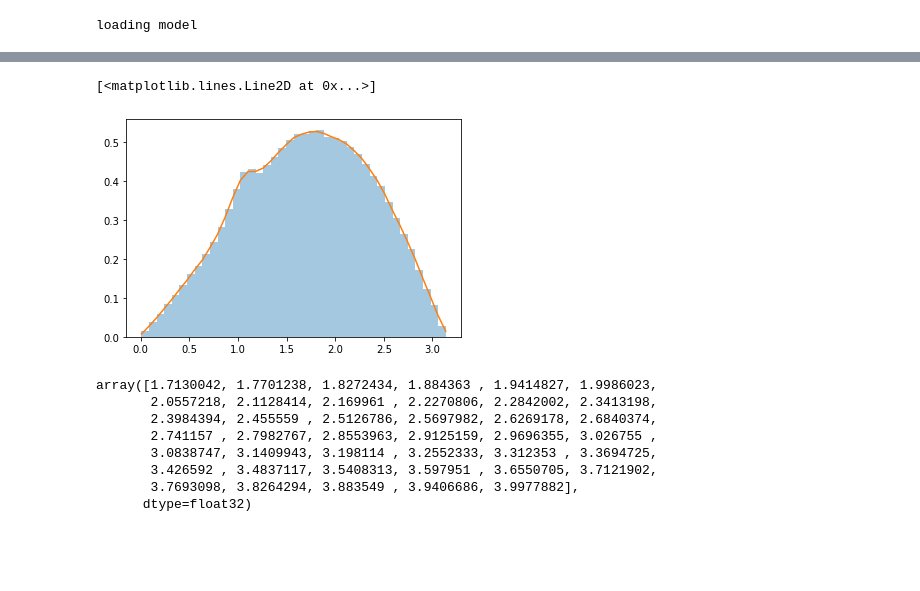
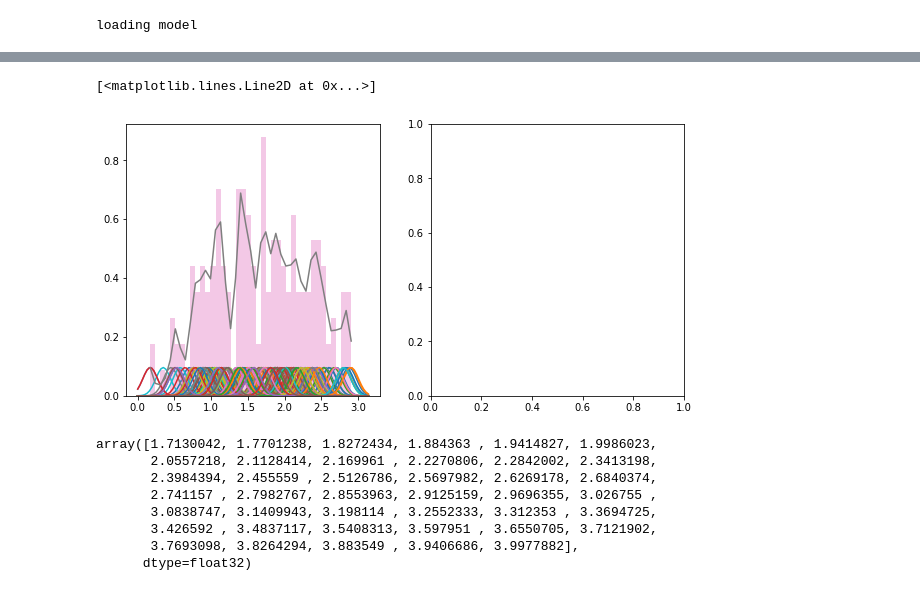
Before and after one commit to astrockragh/IceCube, a Jupyter notebook: KDE.ipynb, the cells around one changed output, grey strips where cells are left out. Saved outputs shown, nothing was run; the diff lists cells and outputs as text; code cells hidden in the pictures; blank space fills up the shorter version.

```diff
--- a/KDE.ipynb
+++ b/KDE.ipynb
@@ -301,14 +301,19 @@ from sklearn.neighbors import KernelDensity
 # %%
+fig,ax=plt.subplots(ncols=2, figsize=(10,5))
 k=1
-# Xr=np.array(reco[:,1]).reshape(-1,1)
-kde=KernelDensity(kernel='gaussian', bandwidth=0.05).fit(X)
-vals, bins, _=plt.hist(X, bins=40, density=1, alpha=0.4)
+Xr=X[::1000]
+xs=np.linspace(0,np.pi,100)
+kde=KernelDensity(kernel='gaussian', bandwidth=0.05).fit(Xr)
+Xs=Xr[::]
+for x in Xs:
+    ax[0].plot(xs, norm(x,0.1).pdf(xs)/len(Xs)*4)
+vals, bins, _=ax[0].hist(Xr, bins=40, density=1, alpha=0.4)
 # _, _, _=plt.hist(Xr, bins=40, density=1, alpha=0.4)
 score=np.exp(kde.score_samples(bins.reshape(-1,1)))
-plt.plot(bins, score)
+ax[0].plot(bins, score)
 # %% [output]
 [<matplotlib.lines.Line2D at 0x...>]
-[figure, old version]
+[figure, new version]
 # %%
 score=np.exp(kde.score_samples(bins.reshape(-1,1)))
 # %%
```
Also changed, not shown: parts of 4 cells of this notebook, 4 other files.
